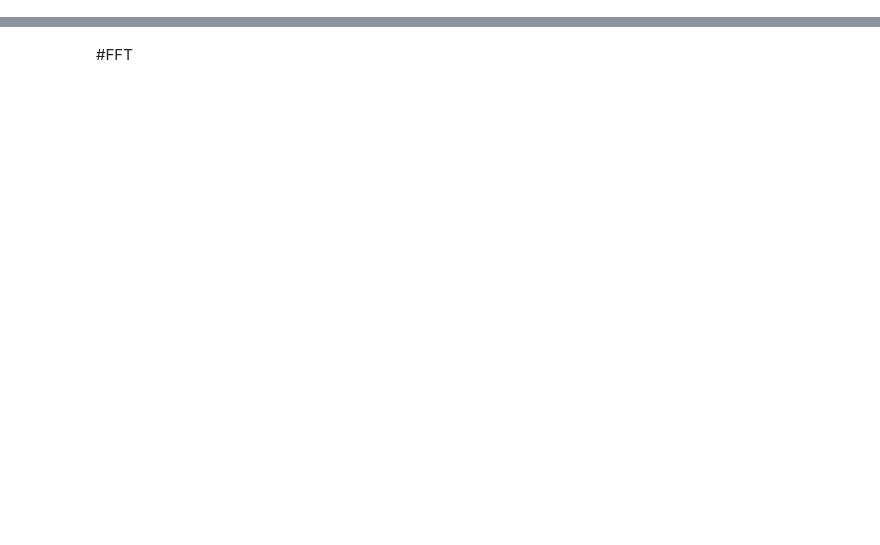
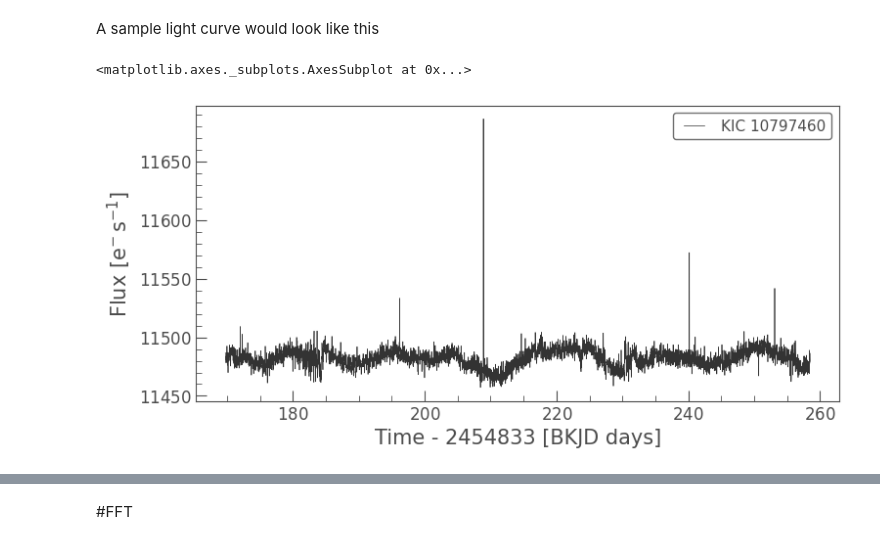
Before and after one commit to nicholasproietti/LGM, a Jupyter notebook: LC_FFT_CNN.ipynb, the cells around one changed output, grey strips where cells are left out. Drawn from its saved outputs; the diff is of its cells as text; code cells hidden in the pictures; blank space fills up the shorter version.

```diff
--- a/LC_FFT_CNN.ipynb
+++ b/LC_FFT_CNN.ipynb
@@ -50,0 +62,10 @@ KOI_first_100.head()
+# %% [markdown]
+A sample light curve would look like this
+# %%
+search_result_q2 = lk.search_lightcurve('KIC ' + str(KOI['kepid'][0]), author='Kepler', quarter=2)
+lc = search_result_q2.download()
+lc = lc.fill_gaps()
+lc.plot()
+# %% [output]
+<matplotlib.axes._subplots.AxesSubplot at 0x...>
+[figure, added]
```
Also changed, not shown: parts of 42 cells of this notebook.
